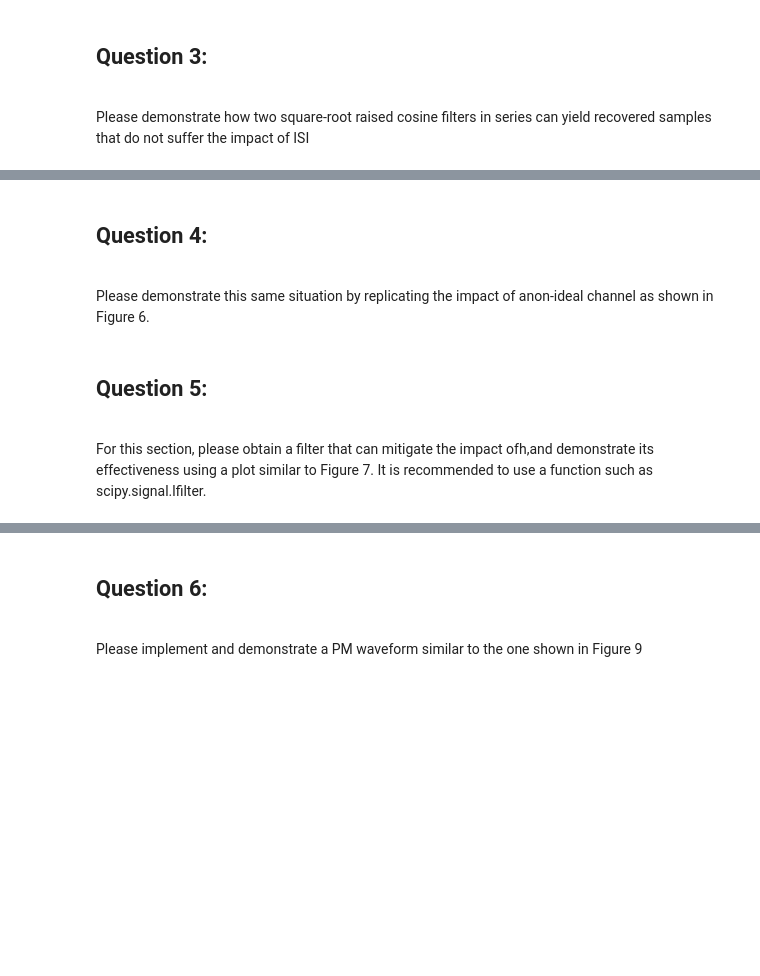
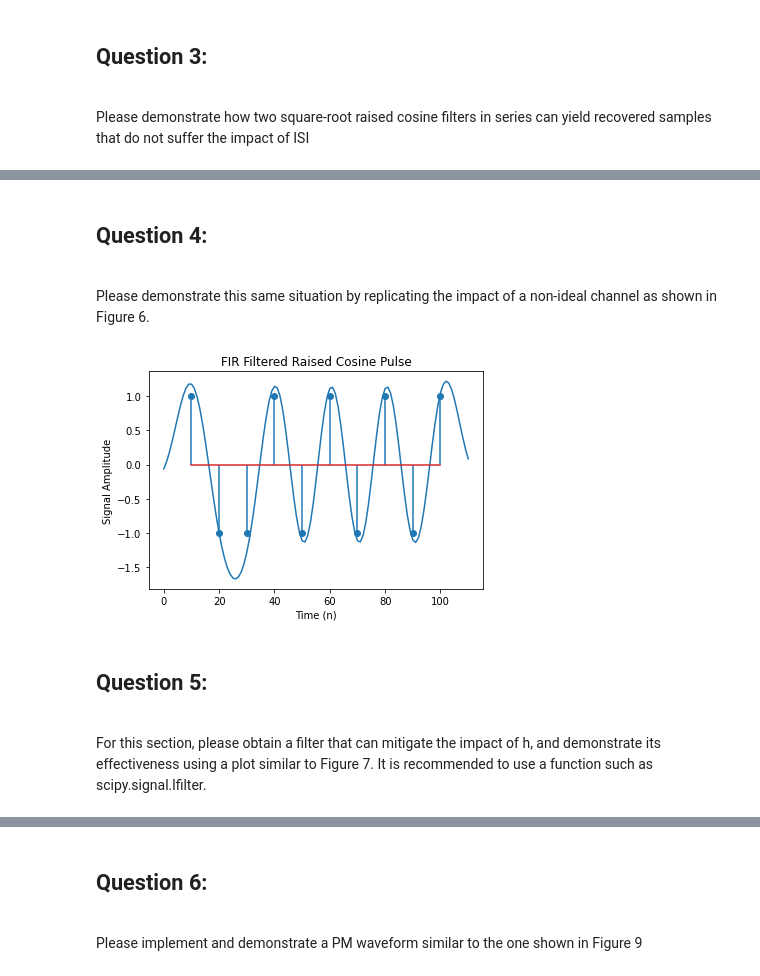
Before and after one commit to eewilliams-wpi/ECE3311_Team6, a Jupyter notebook: proj3_selina.ipynb, the cells around one changed output, grey strips where cells are left out. Cells and saved outputs as stored; diff of their text form; code cells hidden in the pictures; blank space fills up the shorter version.

```diff
--- a/proj3_selina.ipynb
+++ b/proj3_selina.ipynb
@@ -140,3 +141,3 @@ plt.show()
 # %% [markdown]
 ## Question 4:
-<br>Please demonstrate this same situation by replicating the impact of anon-ideal channel as shown in Figure 6.
+<br>Please demonstrate this same situation by replicating the impact of a non-ideal channel as shown in Figure 6.
@@ -146,3 +144,27 @@ h = [1,0.1,0.05,0.001]      # FIR filter
+# %%
+# Create a channel with some multipath propagation
+h = [1,0.1,0.05,0.001]      # FIR filter
+
+# Define raised cosine pulse shape (roll-off = 0.5)
+ps_rcos = rcosfilter(61,0.5,1,10)
+
+# Create transmission
+
+# Upsampling
+sig_temp = np.convolve(d_upsample, ps_rcos[1])
+sig_temp2 = np.convolve(sig_temp, h)
+sig1 = sig_temp2[20:131]
+
+# Sanity check
+plt.plot(sig1)
+plt.stem(index,d_hat1)
+
+plt.title('FIR Filtered Raised Cosine Pulse')
+plt.xlabel('Time (n)')
+plt.ylabel('Signal Amplitude')
+plt.show()
+# %% [output]
+[figure, added]
 # %% [markdown]
 ## Question 5:
-<br>For this section, please obtain a filter that can mitigate the impact ofh,and demonstrate its effectiveness using a plot similar to Figure 7.  It is recommended to use a function such as scipy.signal.lfilter.
+<br>For this section, please obtain a filter that can mitigate the impact of h, and demonstrate its effectiveness using a plot similar to Figure 7. It is recommended to use a function such as scipy.signal.lfilter.
```
Also changed, not shown: parts of 8 cells of this notebook.
